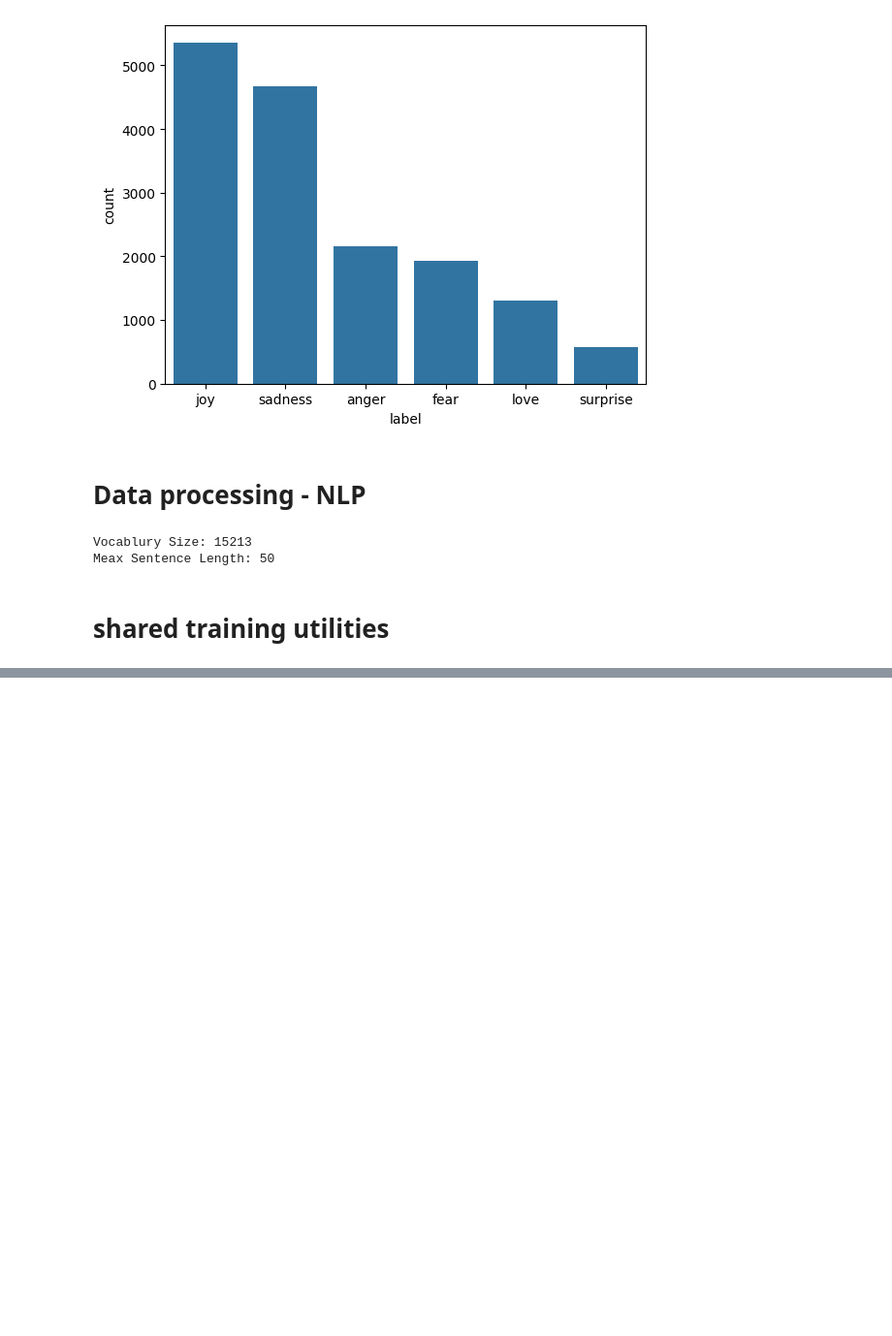
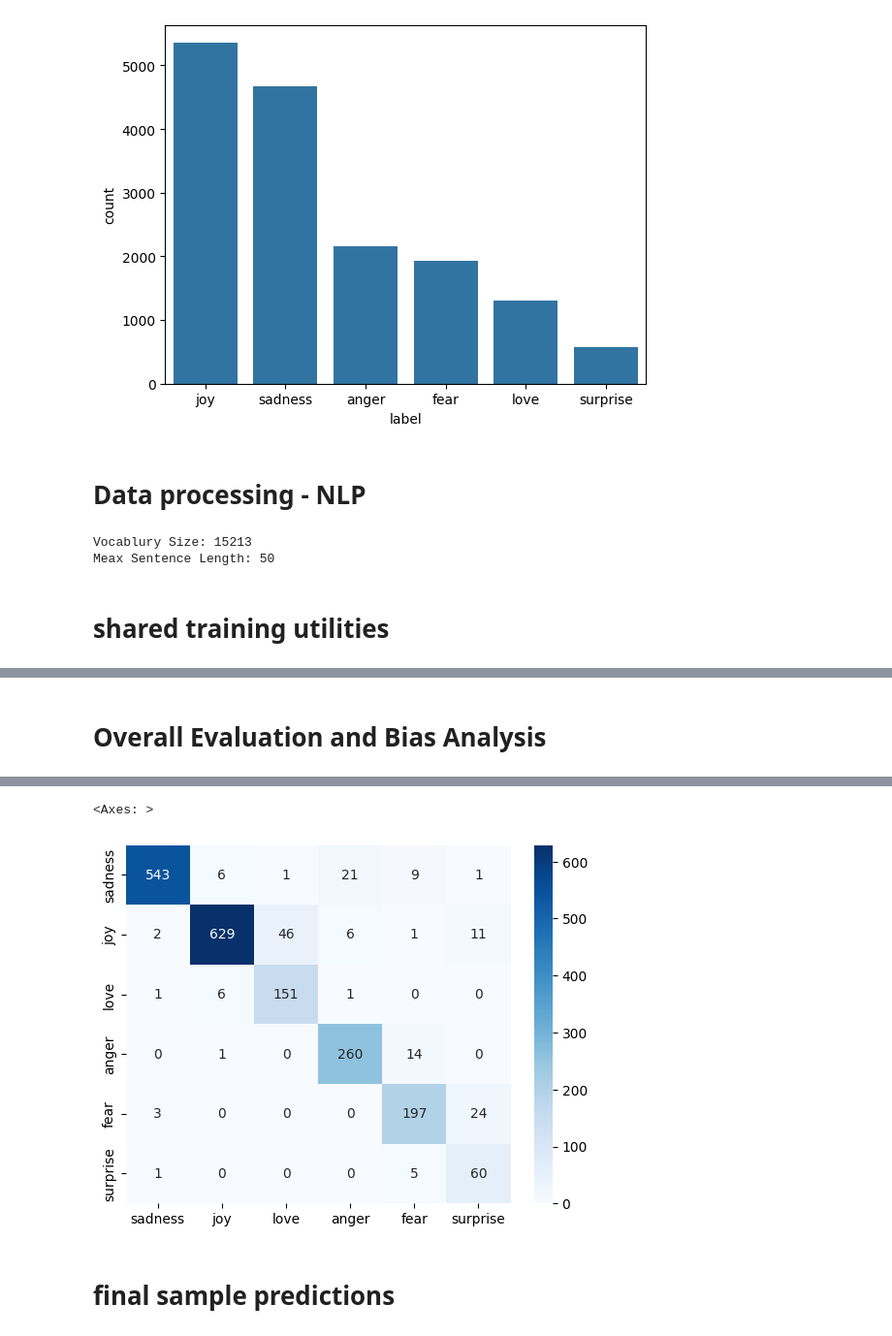
Before and after one commit to so-alive/NLP-sentiment-classification, a Jupyter notebook: sentiment_model.ipynb, the cells around one changed output, grey strips where cells are left out. Shown at 97% size. Drawn from its saved outputs; the diff is of its cells as text; code cells hidden in the pictures; blank space fills up the shorter version.

```diff
--- a/sentiment_model.ipynb
+++ b/sentiment_model.ipynb
@@ -101,6 +93,6 @@ from tensorflow.keras.callbacks import EarlyStopping
 
 early_stopping = EarlyStopping(
     monitor = 'val_loss',
-    patience = '3',
+    patience = 3,
     restore_best_weights=True
 )
@@ -106,0 +235,14 @@ early_stopping = EarlyStopping(
+# %%
+from tensorflow.keras.layers import Bidirectional
+
+BiGRU = Sequential([
+    Embedding(input_dim = max_words, output_dim = 300, input_length=50),
+    Bidirectional(GRU(128, return_sequences=True)),
+    Dropout(0.5),
+    Bidirectional(GRU(64)),
+    Dropout(0.5),
+    Dense(units = num_classes, activation='softmax')
+])
+
+BiGRU.compile(optimizer='adam', loss='sparse_categorical_crossentropy', metrics=['accuracy'])
+BiGRU.summary()
@@ -106,0 +269,14 @@ early_stopping = EarlyStopping(
+# %%
+BiGRU.fit(
+    padded_train_sequence,
+    train_labels,
+    validation_data = [padded_test_sequence, test_labels],
+    epochs = 20,
+    batch_size = 32,
+    class_weight = class_weight_dict,
+    callbacks = [early_stopping]
+)
+
+BiGRU_loss, BiGRU_accuracy = BiGRU.evaluate(padded_test_sequence, test_labels)
+print(f'BIGRU loss: {bigru_loss}')
+print(f'BIGRU accuracy: {bigru_accuracy}')
@@ -106,0 +332,9 @@ early_stopping = EarlyStopping(
+# %% [markdown]
+# Overall Evaluation and Bias Analysis
+# %%
+from sklearn.metrics import confusion_matrix
+
+BiGRU_predictions = np.argmax(BiGRU.predict(padded_test_sequence), axis=1)
+
+sns.heatmap(confusion_matrix(test_label, BiGRU_predictions), annot=True, fmt='d', cmap='Blues', xticklabels = label_names, yticklabels=label_names)
+# %% [output]
@@ -106,0 +342,4 @@ early_stopping = EarlyStopping(
+<Axes: >
+[figure, added]
+# %% [markdown]
+# final sample predictions
```
Also changed, not shown: parts of 22 cells of this notebook.
